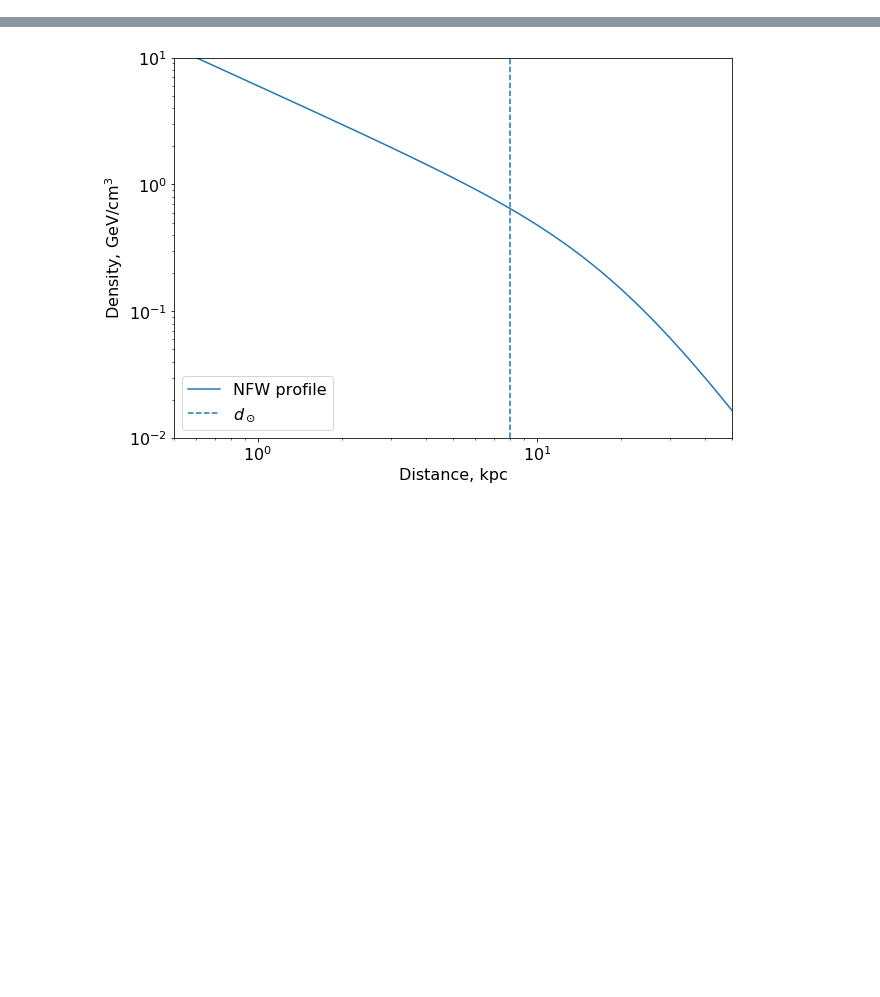
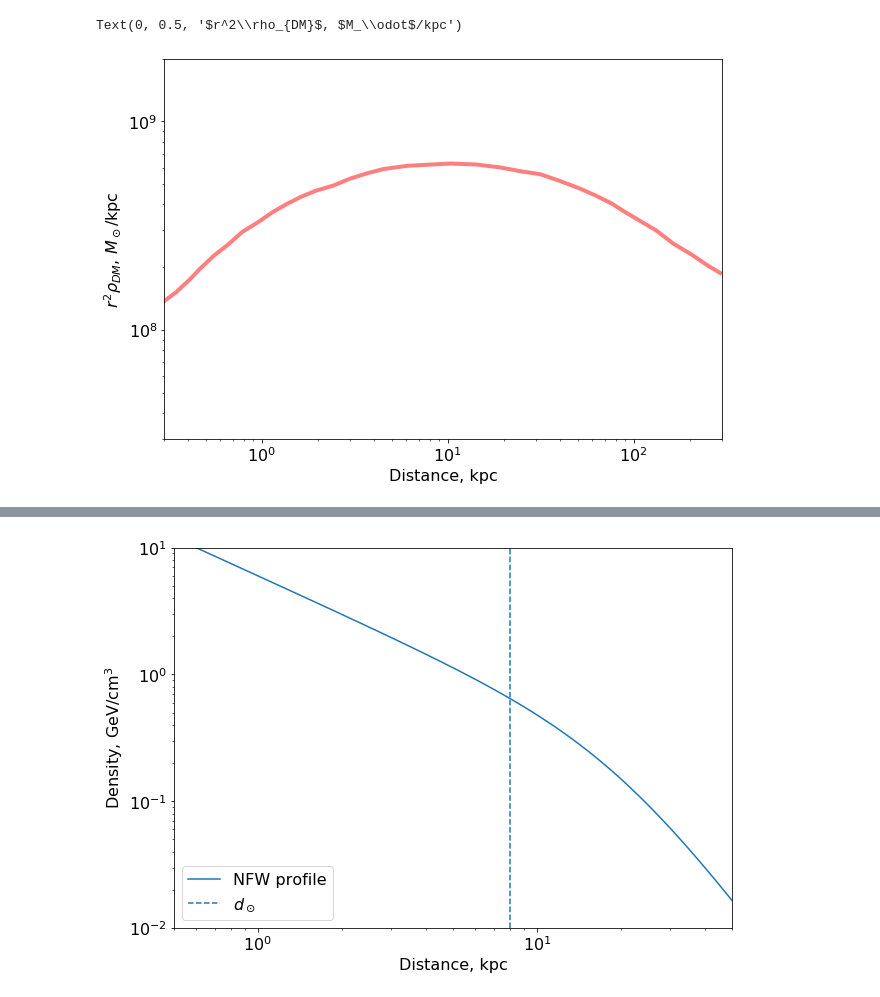
Before and after one commit to kewenz/DarkMatter_maps, a Jupyter notebook: DM_Milky_Way.ipynb, the cells around one changed output, grey strips where cells are left out. Drawn from its saved outputs; the diff is of its cells as text; code cells hidden in the pictures; blank space fills up the shorter version.

```diff
--- a/DM_Milky_Way.ipynb
+++ b/DM_Milky_Way.ipynb
@@ -4,0 +27,18 @@ import matplotlib.pyplot as plt
+# %%
+d=np.genfromtxt('DM_profile_contracted.csv')
+rr=d[:,0]
+rrho=d[:,1]/rr**2
+
+plt.figure(figsize=(10,7))
+plt.plot(rr,rrho*rr**2,color='red',linewidth=4,alpha=0.5)
+
+plt.xscale('log')
+plt.yscale('log')
+plt.ylim(3e7,2e9)
+plt.xlim(0.3,300)
+plt.tick_params(axis='both', which='major', labelsize=16)
+plt.xlabel('Distance, kpc',fontsize=16)
+plt.ylabel(r'$r^2\rho_{DM}$, $M_\odot$/kpc',fontsize=16)
+# %% [output]
+Text(0, 0.5, '$r^2\\rho_{DM}$, $M_\\odot$/kpc')
+[figure, added]
```
Also changed, not shown: parts of 4 cells of this notebook, 1 other file.
